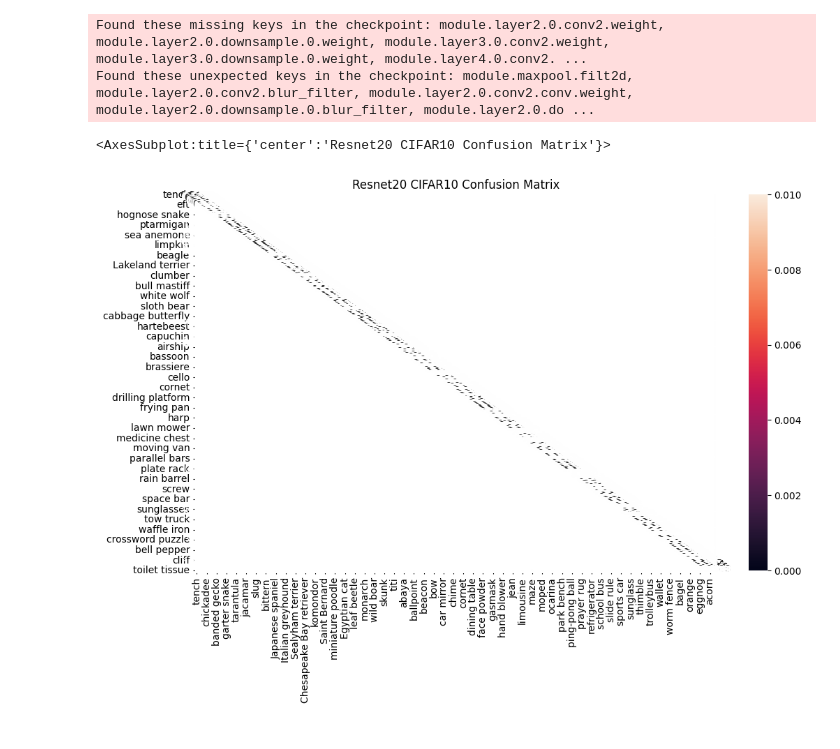
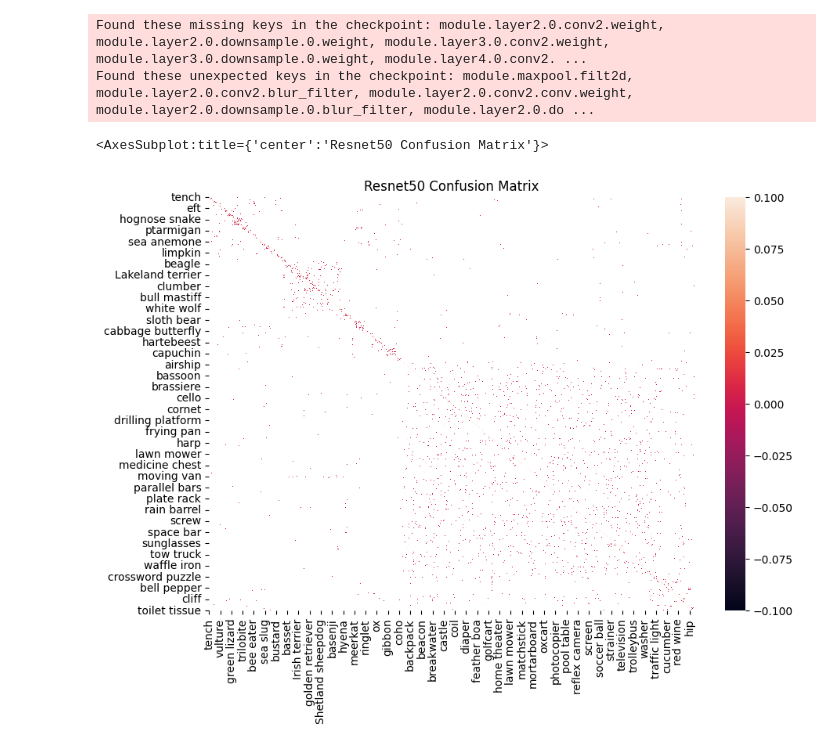
Before and after one commit to ishanashastri/composer, a Jupyter notebook: bias_fairness.ipynb, the cells around one changed output. Drawn from its saved outputs; the diff is of its cells as text; code cells hidden in the pictures.

```diff
--- a/bias_fairness.ipynb
+++ b/bias_fairness.ipynb
@@ -269,7 +213,7 @@ object_store = S3ObjectStore(
 model = composer_resnet('resnet50')
 new_trainer = Trainer(
     model=model,
-    load_path=CKPT_MEDIUM,
+    load_path=CKPT_BASE,
     load_object_store=object_store,
 )
 
@@ -279,15 +223,28 @@ for evald in new_trainer.state.eval_metrics.keys():
             ls = []
             for l in list(metric.compute().cpu().numpy()):
                 ls.append(l)
-# %% [output]
-Found these missing keys in the checkpoint: module.layer2.0.conv2.weight, module.layer2.0.downsample.0.weight, module.layer3.0.conv2.weight, module.layer3.0.downsample.0.weight, module.layer4.0.conv2. ...
-Found these unexpected keys in the checkpoint: module.maxpool.filt2d, module.layer2.0.conv2.blur_filter, module.layer2.0.conv2.conv.weight, module.layer2.0.downsample.0.blur_filter, module.layer2.0.do ...
+# %%
+new_trainer = Trainer(
+    model=model,
+    load_path=CKPT_MEDIUM,
+    load_object_store=object_store,
+)
+
+for evald in new_trainer.state.eval_metrics.keys():
+    for name, metric in new_trainer.state.eval_metrics[evald].items():
+        if name == 'ConfusionMatrix':
+            ls_medium = []
+            for l in list(metric.compute().cpu().numpy()):
+                ls_medium.append(l)
+# %% [output]
+Found these missing keys in the checkpoint: module.layer2.0.conv2.weight, module.layer2.0.downsample.0.weight, module.layer3.0.conv2.weight, module.layer3.0.downsample.0.weight, module.layer4.0.conv2. ...
+Found these unexpected keys in the checkpoint: module.maxpool.filt2d, module.layer2.0.conv2.blur_filter, module.layer2.0.conv2.conv.weight, module.layer2.0.downsample.0.blur_filter, module.layer2.0.do ...
 # %%
-df_cm = pd.DataFrame(ls/np.sum(ls) *10, index = [i for i in classes],
+df_cm = pd.DataFrame(np.log(ls), index = [i for i in classes],
                      columns = [i for i in classes])
-plt.figure(figsize = (12,7))
-plt.title('Resnet20 CIFAR10 Confusion Matrix')
-sn.heatmap(df_cm, annot=True)
+plt.figure(figsize = (10,7), dpi=100)
+plt.title('Resnet50 Confusion Matrix')
+sn.heatmap(df_cm)
 # %% [output]
-<AxesSubplot:title={'center':'Resnet20 CIFAR10 Confusion Matrix'}>
+<AxesSubplot:title={'center':'Resnet50 Confusion Matrix'}>
-[figure, old version]
+[figure, new version]
```
Also changed, not shown: parts of 13 cells of this notebook, 15 other files.
